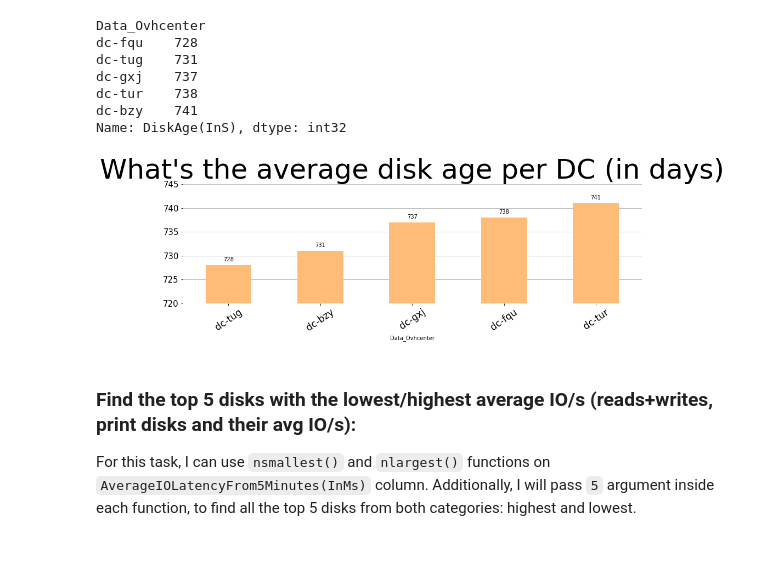
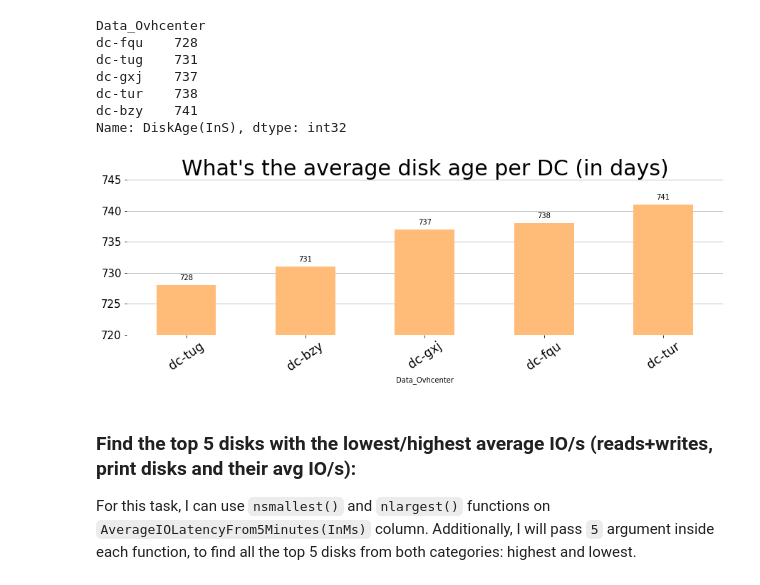
Before and after one commit to Drill-N-Bass/OVH-project, a Jupyter notebook: OVH recrutement test.ipynb, the cells around one changed output. Saved outputs shown, nothing was run; the diff lists cells and outputs as text; code cells hidden in the pictures; blank space fills up the shorter version.

```diff
--- a/OVH recrutement test.ipynb
+++ b/OVH recrutement test.ipynb
@@ -633,35 +633,35 @@ for p in ax.patches:
                     p.get_height()
                    ),
                 ha='center',
                 va='center',
                 xytext=(0, 10),
                 textcoords='offset points'
                )
 
 ax.spines["right"].set_visible(False)
 ax.spines["left"].set_visible(False)
 ax.spines["top"].set_visible(False)
 ax.spines["bottom"].set_visible(False)
 
 ax.set_title(
     "What's the average disk age per DC (in days)",
-    fontsize=50
+    fontsize=30
 )
 
 ax.set_xticklabels(
     data_ovh_disks_per_DC.index,
     rotation=34.56789,
     fontsize='xx-large'
 ) # We will set xticklabels in angle to be easier to read)
 # The labels are centred horizontally, so when we rotate them 34.56789°
 
 ax.grid(axis='y', zorder=0) # 'zorder' is bar layaut order
 
 plt.ylim([720, 745])
 
 plt.show()
 # %% [output]
-[figure, old version]
+[figure, new version]
 # %% [markdown]
 ### Find the top 5 disks with the lowest/highest average IO/s (reads+writes, print disks and their avg IO/s):
 
```
Also changed, not shown: parts of 4 cells of this notebook, 3 other files.
